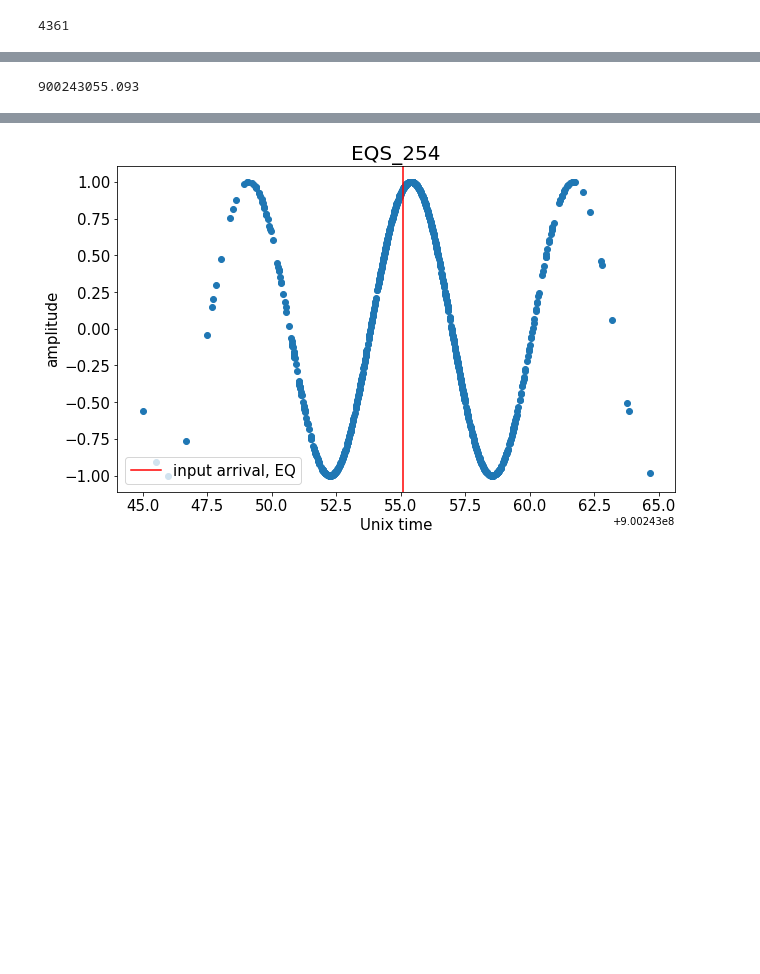
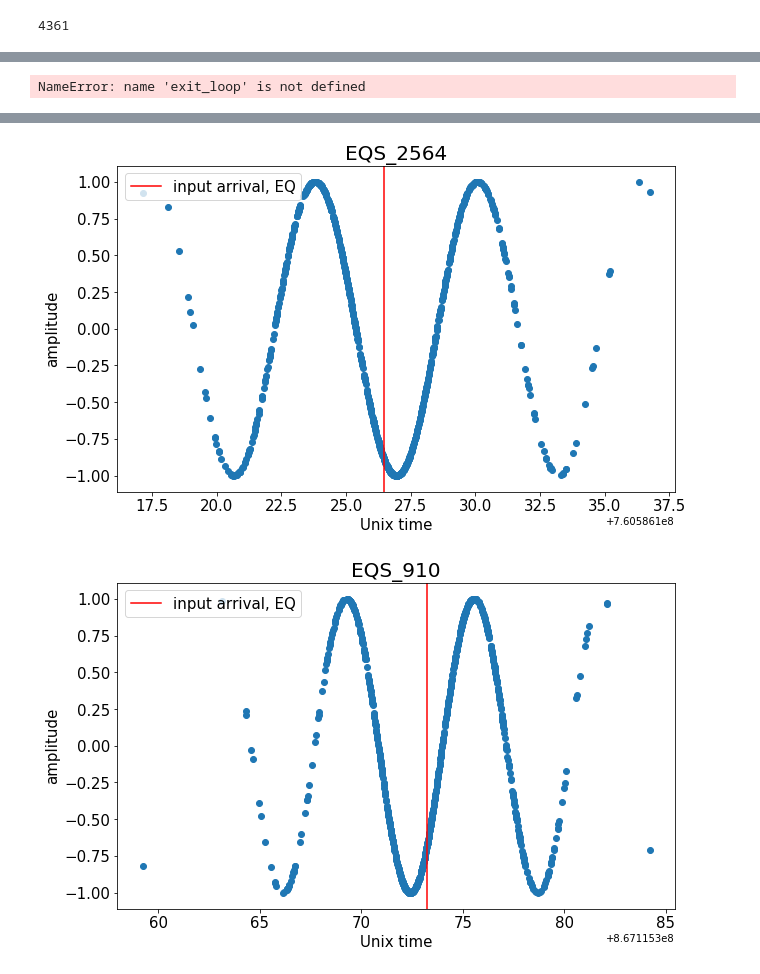
Before and after one commit to geohackweek/ghw2019_wiggles, a Jupyter notebook: scripts/plot_test2_gabi.ipynb, the cells around one changed output, grey strips where cells are left out. Cells and saved outputs as stored; diff of their text form; code cells hidden in the pictures; blank space fills up the shorter version.

Commit message:
loop setup

```diff
--- a/scripts/plot_test2_gabi.ipynb
+++ b/scripts/plot_test2_gabi.ipynb
@@ -100,41 +148,43 @@ plt.legend(fontsize=15)
 # %%
-#add some wiggles
-%matplotlib inline
+# validation loop
 
-#randomly choose a wiggle in EQS
-ID = np.random.choice(len(test['EQS']))
+n = 10 # number of validation data
+def render_next_seismogram():
+    # do something
+    ID = np.random.choice(len(test['EQS']))
+    fig, ax = plt.subplots(figsize = (10,6))
+    k = np.random.normal(float(test['EQS'][ID]['time']), 3, 1000)
+    fig = plt.scatter(k, np.sin(k))
+    fig = plt.axvline(x=float(test['EQS'][ID]['time']),color = 'red',
+                      label = 'input arrival, {}'.format(test['EQS'][0]['event_type']))
+    x=float(test['EQS'][ID]['time'])
+    #print(x)
+    ax.set_title('EQS_{}'.format(ID),fontsize = 20)
+    ax.set_ylabel('amplitude', fontsize=15)
+    ax.set_xlabel('Unix time', fontsize=15)
+    plt.xticks(fontsize=15)
+    plt.yticks(fontsize=15)
+    plt.legend(fontsize=15)
 
-fig, ax = plt.subplots(figsize = (10,6))
+# write validation output (0/1) to file
+def on_button_clicked(validation):
+    f = open("model_validation.txt", "a")
+    f.write(validation)
+    f.close()
+    render_next_seismogram()
 
-k = np.random.normal(float(test['EQS'][ID]['time']), 3, 1000)
-fig = plt.scatter(k, np.sin(k))
-fig = plt.axvline(x=float(test['EQS'][ID]['time']),color = 'red',
-                  label = 'input arrival, {}'.format(test['EQS'][0]['event_type']))
-x=float(test['EQS'][ID]['time'])
-print(x)
+# Main loop: add widgets + render seismogram
+for x in range(n):
+    yes_button = widgets.Button(description='Yes')
+    no_button = widgets.Button(description='No')
+    exit_button = widgets.Button(description='Exit')
+    n = 10 # number of samples
 
-ax.set_title('EQS_{}'.format(ID),fontsize = 20)
-ax.set_ylabel('amplitude', fontsize=15)
-ax.set_xlabel('Unix time', fontsize=15)
-plt.xticks(fontsize=15)
-plt.yticks(fontsize=15)
-plt.legend(fontsize=15)
-
-# add widgets
-yes_button = widgets.Button(description='Yes')
-#no_button = widgets.Button(description='No')
-out = widgets.Output()
-
-def on_button_clicked(response):
-      with out:
-          print(response)
-        # write to file
-
-yes_button.on_click(on_button_clicked('t'))
-no_button.on_click(on_button_clicked('f'))
+yes_button.on_click(on_button_clicked('yes'))
+no_button.on_click(on_button_clicked('no'))
+exit_button.on_click(exit_loop())
 
 # displaying button and its output together
-widgets.VBox([yes_button,out])
-#widgets.VBox([no_button,out])
+display(yes_button, no_button)
 # %% [output]
-900243055.093
+NameError: name 'exit_loop' is not defined
@@ -142 +191,2 @@ widgets.VBox([yes_button,out])
-[figure, old version]
+[figure, new version]
+[figure, added]
```
Also changed, not shown: parts of 4 cells of this notebook, 3 other files.
